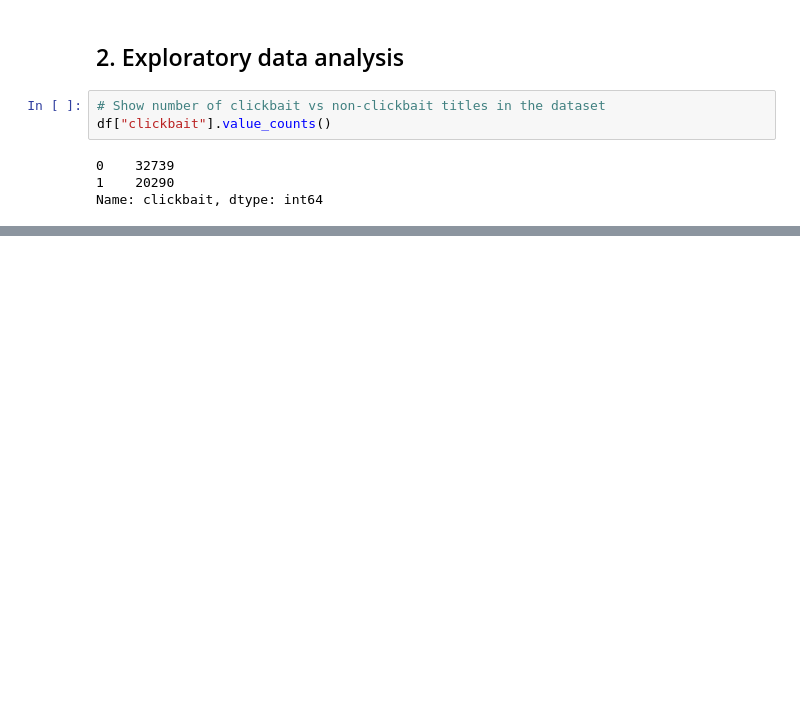
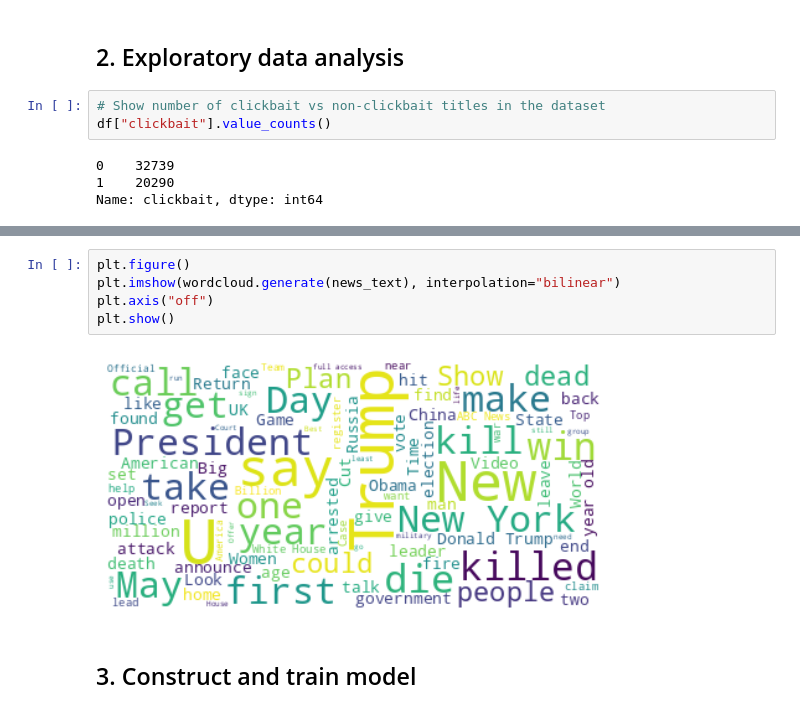
Before and after one commit to minhtuan27/uda-finalproject, a Jupyter notebook: notebooks/UDA_FinalProject_Nguyen.ipynb, the cells around one changed output, grey strips where cells are left out. Drawn from its saved outputs; the diff is of its cells as text; blank space fills up the shorter version.

```diff
--- a/notebooks/UDA_FinalProject_Nguyen.ipynb
+++ b/notebooks/UDA_FinalProject_Nguyen.ipynb
@@ -91,0 +112,9 @@ df
+# %%
+plt.figure()
+plt.imshow(wordcloud.generate(news_text), interpolation="bilinear")
+plt.axis("off")
+plt.show()
+# %% [output]
+[figure, added]
+# %% [markdown]
+## 3. Construct and train model
```
Also changed, not shown: parts of 16 cells of this notebook, 1 other file.
